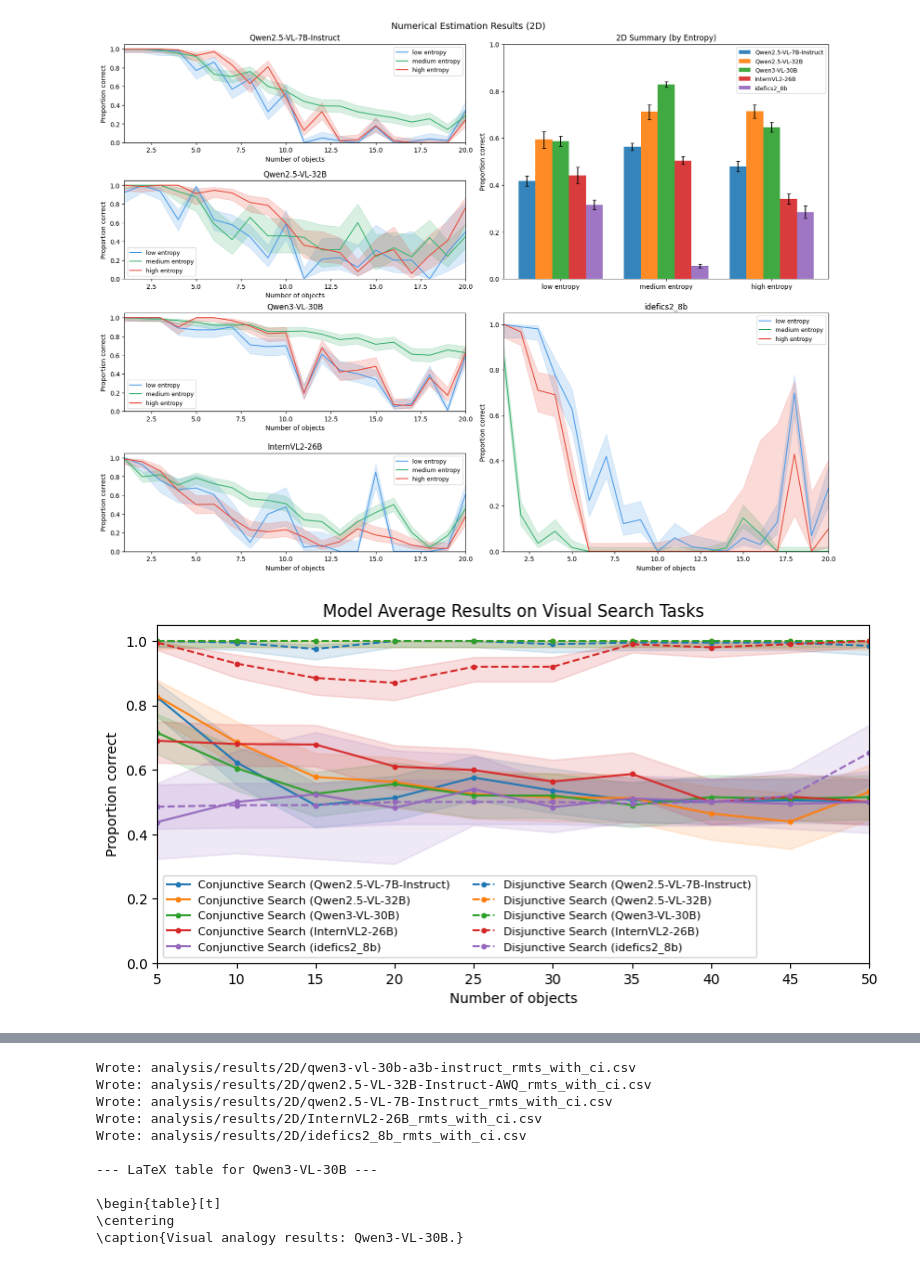
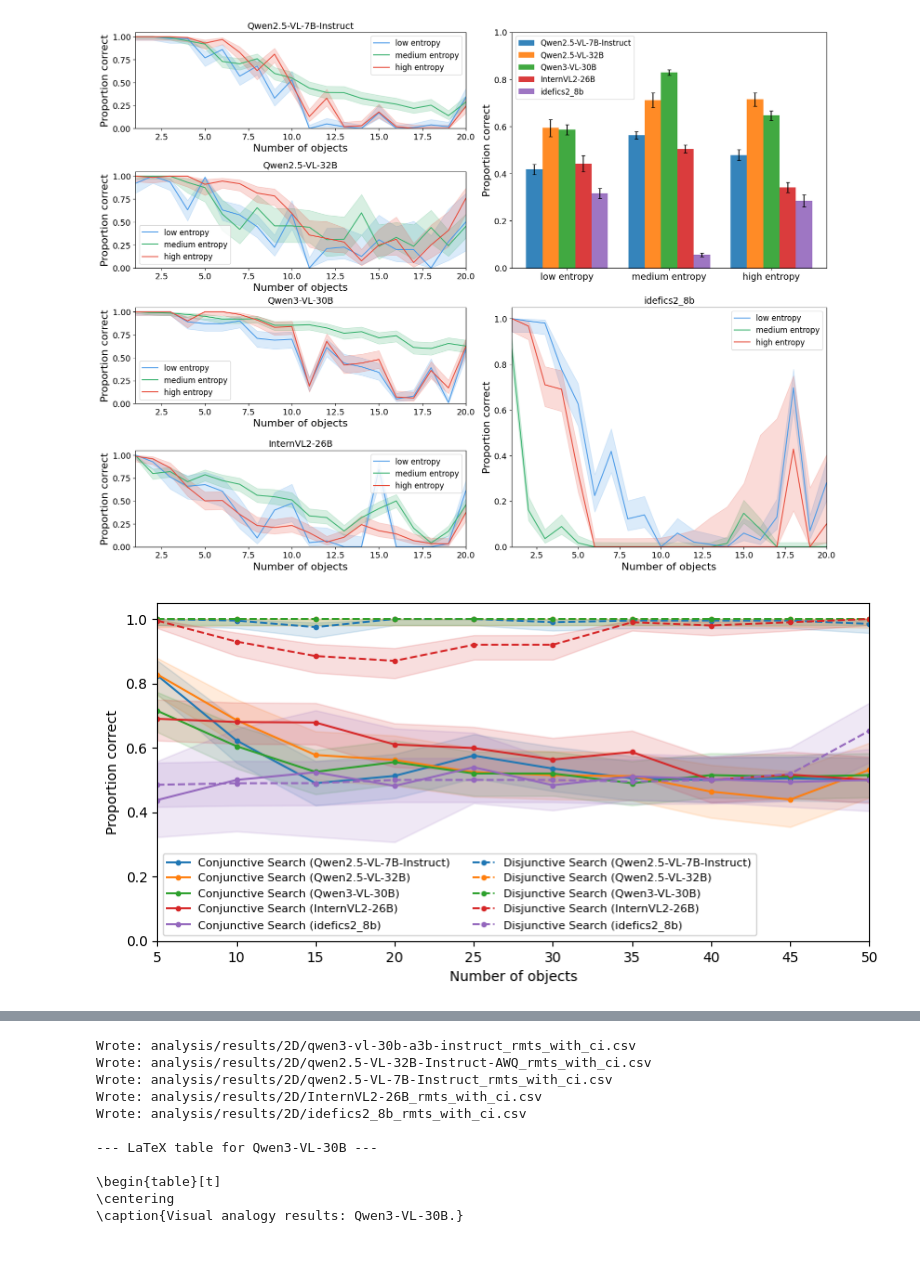
Before and after one commit to kellemNegasi/binding-open-vlm, a Jupyter notebook: Plotter.ipynb, the cells around one changed output, grey strips where cells are left out. Drawn from its saved outputs; the diff is of its cells as text; code cells hidden in the pictures.

```diff
--- a/Plotter.ipynb
+++ b/Plotter.ipynb
@@ -74,13 +74,23 @@ def summary_by_entropy(pooled_one_model):
 # ----------------------------
 # Plotting
 # ----------------------------
-def plot_numerical_estimation(model_dfs, title="Numerical Estimation Results (2D)"):
+# ----------------------------
+# Plotting
+# ----------------------------
+def plot_numerical_estimation(model_dfs):
     """Layout:
       - Left column: first 4 models (stacked line plots)
       - Right column: vertical summary bar chart (top) + last model line plot (bottom)
     """
     if not model_dfs:
         raise ValueError("model_dfs is empty")
+
+    # ---- Font size config ----
+    AXIS_LABEL_FONTSIZE = 16
+    TICK_FONTSIZE = 13
+    LEGEND_FONTSIZE = 12
+    BAR_XTICK_FONTSIZE = 14
+    MODEL_TITLE_FONTSIZE = 14
 
     model_names = list(model_dfs.keys())
     n_models = len(model_names)
@@ -109,20 +119,18 @@ def plot_numerical_estimation(model_dfs, title="Numerical Estimation Results (2D
     right_model = model_names[4] if n_models >= 5 else (model_names[-1] if n_models else None)
 
     # ---- Figure + Grid ----
-    # 4 rows total. Right column: bar spans rows 0-1, model spans rows 2-3
     fig = plt.figure(figsize=(16, 12), constrained_layout=True)
     gs = fig.add_gridspec(
         4, 2,
         width_ratios=[1.05, 1.0],
         height_ratios=[1, 1, 1, 1]
     )
-    fig.suptitle(title, fontsize=14)
 
     # Left column axes (4 model plots)
     ax_left = [fig.add_subplot(gs[r, 0]) for r in range(4)]
 
     # Right column axes
-    ax_bar = fig.add_subplot(gs[0:2, 1])       # top half
+    ax_bar = fig.add_subplot(gs[0:2, 1])          # top half
     ax_right_model = fig.add_subplot(gs[2:4, 1])  # bottom half
 
     # ---- Vertical summary bar chart ----
@@ -155,11 +163,14 @@ def plot_numerical_estimation(model_dfs, title="Numerical Estimation Results (2D
         )
 
     ax_bar.set_xticks(x_base)
-    ax_bar.set_xticklabels([entropy_label[g] for g in entropy_order], rotation=0)
+    ax_bar.set_xticklabels(
+        [entropy_label[g] for g in entropy_order],
+        fontsize=BAR_XTICK_FONTSIZE
+    )
     ax_bar.set_ylim(0, 1.0)
-    ax_bar.set_ylabel("Proportion correct")
-    ax_bar.set_title("2D Summary (by Entropy)")
-    ax_bar.legend(frameon=True, fontsize=9, ncol=1)
+    ax_bar.set_ylabel("Proportion correct", fontsize=AXIS_LABEL_FONTSIZE)
+    ax_bar.tick_params(axis="y", labelsize=TICK_FONTSIZE)
+    ax_bar.legend(frameon=True, fontsize=LEGEND_FONTSIZE, ncol=1)
 
     # ---- Helper to draw one model line-plot into an axis ----
     def draw_model_lines(ax, model_name):
@@ -177,10 +188,11 @@ def plot_numerical_estimation(model_dfs, title="Numerical Estimation Results (2D
 
         ax.set_xlim(1, 20)
         ax.set_ylim(0, 1.05)
-        ax.set_xlabel("Number of objects")
-        ax.set_ylabel("Proportion correct")
-        ax.set_title(model_name)
-        ax.legend(frameon=True, fontsize=9)
+        ax.set_xlabel("Number of objects", fontsize=AXIS_LABEL_FONTSIZE)
+        ax.set_ylabel("Proportion correct", fontsize=AXIS_LABEL_FONTSIZE)
+        ax.tick_params(axis="both", labelsize=TICK_FONTSIZE)
+        ax.set_title(model_name, fontsize=MODEL_TITLE_FONTSIZE)
+        ax.legend(frameon=True, fontsize=LEGEND_FONTSIZE)
 
     # ---- Left column: up to 4 models ----
     for ax, m in zip(ax_left, left_models):
@@ -196,8 +208,13 @@ def plot_numerical_estimation(model_dfs, title="Numerical Estimation Results (2D
     else:
         ax_right_model.axis("off")
 
-    plt.savefig("./analysis/plots/numerical_estimation_tasks.pdf", format="pdf", bbox_inches="tight")
+    plt.savefig(
+        "./analysis/final_reports/appendix/numerical_estimation_tasks_2d.pdf",
+        format="pdf",
+        bbox_inches="tight"
+    )
     plt.show()
+
 
 # ----------------------------
 # Example usage
@@ -214,7 +231,7 @@ model_paths = {
 model_dfs = {name: pd.read_csv(path) for name, path in model_paths.items()}
 plot_numerical_estimation(model_dfs)
 # %% [output]
-[figure, old version]
+[figure, new version]
 # %%
 import pandas as pd
 import numpy as np
@@ -246,7 +263,7 @@ def wilson_ci(k, n, z=1.96):
 # ----------------------------
 # Load + prepare visual-search results
 # ----------------------------
-def load_visual_search_csv(path, model_name):
+def load_visual_search_csv(path, model_name, warn=True):
     def empty_frame():
         return pd.DataFrame({
             "model": pd.Series(dtype=str),
@@ -259,8 +276,18 @@ def load_visual_search_csv(path, model_name):
             "ci_high": pd.Series(dtype=float),
         })
 
+    path = Path(path)
+    if not path.exists():
+        if warn:
+            print(f"[visual_search] Missing CSV for {model_name}: {path}")
+        out = empty_frame()
+        out["model"] = out["model"].astype(str)
+        return out
+
     df = pd.read_csv(path)
     if df.empty:
+        if warn:
+            print(f"[visual_search] Empty CSV for {model_name}: {path}")
         out = empty_frame()
         out["model"] = out["model"].astype(str)
         return out
@@ -303,7 +330,7 @@ def load_visual_search_csv(path, model_name):
     return df
 
 
-def plot_visual_search_multi_models(df_all, title="Model Average Results on Visual Search Tasks"):
+def plot_visual_search_multi_models(df_all, title=None):
     cond_order = ["conjunctive", "disjunctive"]
     cond_label = {"conjunctive": "Conjunctive Search", "disjunctive": "Disjunctive Search"}
     cond_style = {"conjunctive": "-", "disjunctive": "--"}
@@ -337,35 +364,35 @@ def plot_visual_search_multi_models(df_all, title="Model Average Results on Visu
                 label=f"{cond_label[cond]} ({model})",
             )
             ax.fill_between(x, lo, hi, color=color, alpha=0.15)
 
     ax.set_title(title)
     ax.set_xlabel("Number of objects")
     ax.set_ylabel("Proportion correct")
     ax.set_xlim(df_all["n_objects"].min(), df_all["n_objects"].max())
     ax.set_ylim(0.0, 1.05)
     ax.legend(frameon=True, fontsize=8, ncol=2)
-    plt.savefig("./analysis/plots/vusial_search_tasks.pdf", format="pdf", bbox_inches="tight")
+    plt.savefig("./analysis/final_reports/appendix/vusial_search_tasks.pdf", format="pdf", bbox_inches="tight")
     plt.show()
 
 
 # ----------------------------
 # Paths (update if needed)
 # ----------------------------
 BASE = Path("analysis/results/2D")
 model_paths = {
     "Qwen2.5-VL-7B-Instruct": BASE / "qwen2.5-VL-7B-Instruct_visual_search.csv",
     "Qwen2.5-VL-32B": BASE / "qwen2.5-VL-32B-Instruct-AWQ_visual_search.csv",
     "Qwen3-VL-30B": BASE / "qwen3-vl-30b-a3b-instruct_visual_search.csv",
     "InternVL2-26B": BASE / "InternVL2-26B_visual_search.csv",
     "idefics2_8b": BASE / "idefics2_8b_visual_search.csv",
 }
 
 all_dfs = [load_visual_search_csv(path, model_name=name) for name, path in model_paths.items()]
 df_all = pd.concat(all_dfs, ignore_index=True)
 
 plot_visual_search_multi_models(df_all)
 # %% [output]
-[figure, old version]
+[figure, new version]
 # %%
 import pandas as pd
 import numpy as np
```
Also changed, not shown: parts of 7 cells of this notebook, 11 other files.
